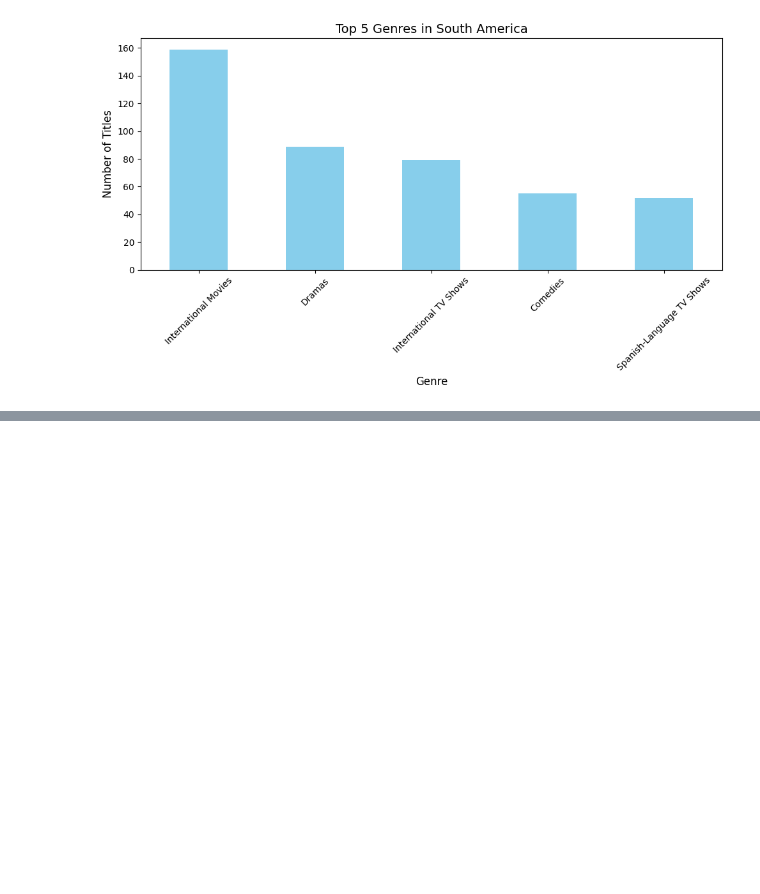
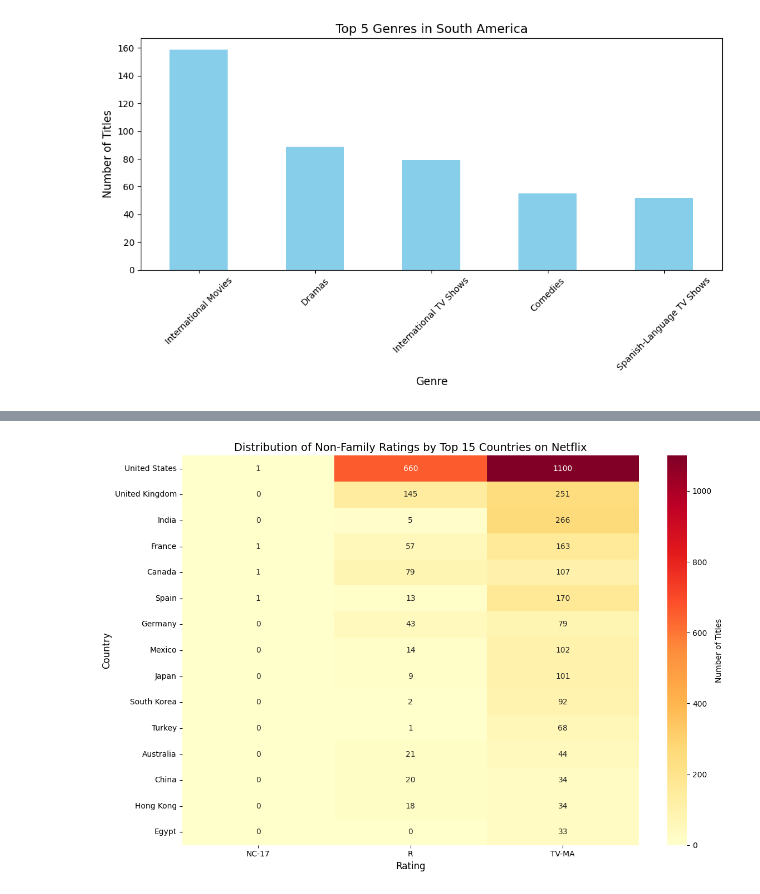
Before and after one commit to seungboAn/DATAthon, a Jupyter notebook: 김대환/joshworkspace.ipynb, the cells around one changed output, grey strips where cells are left out. Saved outputs shown, nothing was run; the diff lists cells and outputs as text; code cells hidden in the pictures; blank space fills up the shorter version.

```diff
--- a/김대환/joshworkspace.ipynb
+++ b/김대환/joshworkspace.ipynb
@@ -508,0 +542,38 @@ for continent in genres_by_continent.index:
+# %%
+# Non-family 관련 rating 분포 히트맵
+import seaborn as sns
+
+# 데이터 전처리
+country_rating_split = netflix_data.dropna(subset=['country', 'rating']).copy()
+country_rating_split = country_rating_split.assign(
+    country=country_rating_split['country'].str.split(', ')
+).explode('country')
+
+# Non-family 관련 rating 목록
+non_family_ratings = ['R', 'TV-MA', 'NC-17', 'UNRATED']
+
+# 상위 15개 국가 선택
+top_countries = country_rating_split['country'].value_counts().head(15).index
+
+# 국가-rating 매트릭스 생성
+country_rating_matrix = pd.DataFrame(
+    country_rating_split[
+        country_rating_split['country'].isin(top_countries) &
+        country_rating_split['rating'].isin(non_family_ratings)
+    ].groupby(['country', 'rating']).size()
+).reset_index().pivot(index='country', columns='rating', values=0).fillna(0)
+
+# 국가별 총 콘텐츠 수로 정렬
+country_totals = country_rating_matrix.sum(axis=1).sort_values(ascending=False)
+country_rating_matrix = country_rating_matrix.loc[country_totals.index]
+
+# 히트맵 시각화
+plt.figure(figsize=(12, 8))
+sns.heatmap(country_rating_matrix, cmap='YlOrRd', annot=True, fmt='.0f', cbar_kws={'label': 'Number of Titles'})
+plt.title('Distribution of Non-Family Ratings by Top 15 Countries on Netflix', fontsize=14)
+plt.xlabel('Rating', fontsize=12)
+plt.ylabel('Country', fontsize=12)
+plt.tight_layout()
+plt.show()
+# %% [output]
+[figure, added]
```
Also changed, not shown: parts of 1 cell of this notebook.
